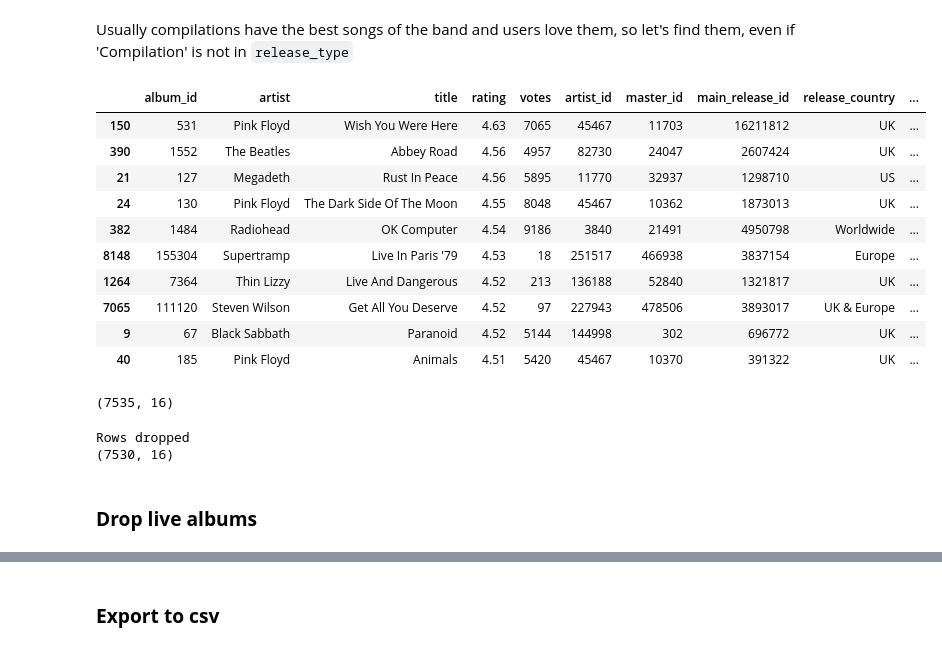
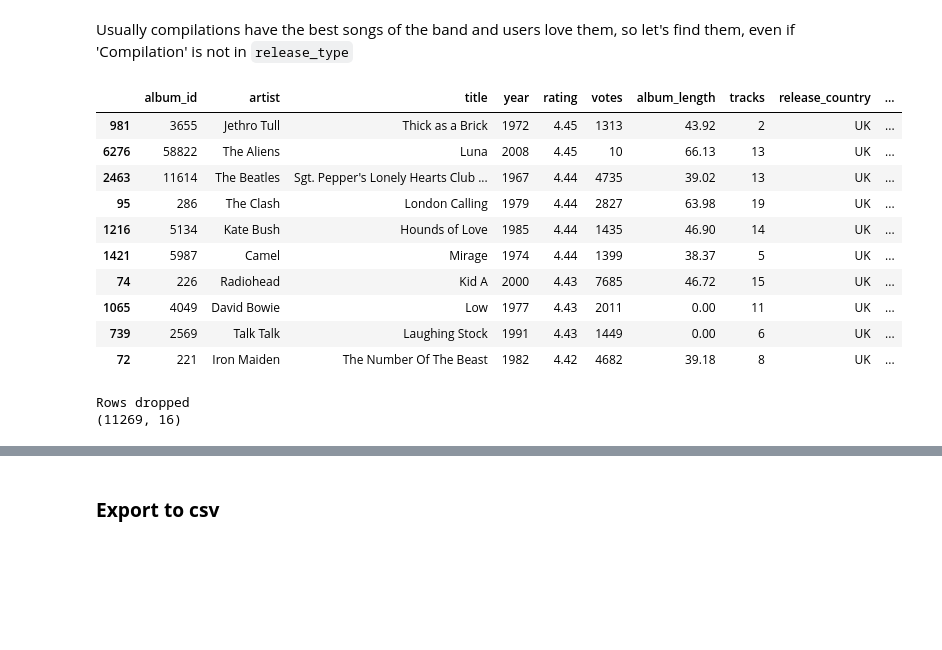
Before and after one commit to arnauog/what_the_rock, a Jupyter notebook: merges.ipynb, the cells around one changed output, grey strips where cells are left out. Saved outputs shown, nothing was run; the diff lists cells and outputs as text; code cells hidden in the pictures; blank space fills up the shorter version.

```diff
--- a/merges.ipynb
+++ b/merges.ipynb
@@ -324,9 +727,0 @@ df.shape
-# %%
-# check one by one if necessary
-try:
-    df.drop([3575], axis=0, inplace=True)
-    print('Rows dropped')
-    print(df.shape)
-except:
-    print("Couldn't drop these rows")
-    print(df.shape)
@@ -336,6 +727,0 @@ Rows dropped
-# %%
-# df.loc[4736, 'title'] = 'The Butterfly Album'
-# df.loc[4736, 'rating'] = 3.65
-# df.loc[4736, 'votes'] = 27
-df.loc[3874, 'album_length'] = 38.2
-# df.loc[4737, 'tracks'] = 10
@@ -375,0 +745,4 @@ df['artist'].nunique()
+# %%
+# correct, they are all live albums
+df = df[~df['title'].str.contains('Live at ', case=False)]
+df.shape
@@ -375,0 +762,4 @@ df['artist'].nunique()
+# %%
+# I can drop them all
+df = df[~df['title'].str.contains(r'^Live in ', case=False)]
+df.shape
@@ -378,27 +776,25 @@ df['artist'].nunique()
 # %% [markdown]
 Usually compilations have the best songs of the band and users love them, so let's find them, even if 'Compilation' is not in ``release_type``
 # %%
-df.sort_values('rating', ascending=False).head(10)
+start_row = 20
+
+df.sort_values(['rating', 'votes'], ascending=False).iloc[start_row:start_row+10]
 # %% [output]
-|  | album_id | artist | title | rating | votes | artist_id | master_id | main_release_id | release_country | ... |
-| 150 | 531 | Pink Floyd | Wish You Were Here | 4.63 | 7065 | 45467 | 11703 | 16211812 | UK | ... |
-| 390 | 1552 | The Beatles | Abbey Road | 4.56 | 4957 | 82730 | 24047 | 2607424 | UK | ... |
-| 21 | 127 | Megadeth | Rust In Peace | 4.56 | 5895 | 11770 | 32937 | 1298710 | US | ... |
-| 24 | 130 | Pink Floyd | The Dark Side Of The Moon | 4.55 | 8048 | 45467 | 10362 | 1873013 | UK | ... |
-| 382 | 1484 | Radiohead | OK Computer | 4.54 | 9186 | 3840 | 21491 | 4950798 | Worldwide | ... |
-| 8148 | 155304 | Supertramp | Live In Paris '79 | 4.53 | 18 | 251517 | 466938 | 3837154 | Europe | ... |
-| 1264 | 7364 | Thin Lizzy | Live And Dangerous | 4.52 | 213 | 136188 | 52840 | 1321817 | UK | ... |
-| 7065 | 111120 | Steven Wilson | Get All You Deserve | 4.52 | 97 | 227943 | 478506 | 3893017 | UK & Europe | ... |
-| 9 | 67 | Black Sabbath | Paranoid | 4.52 | 5144 | 144998 | 302 | 696772 | UK | ... |
-| 40 | 185 | Pink Floyd | Animals | 4.51 | 5420 | 45467 | 10370 | 391322 | UK | ... |
+|  | album_id | artist | title | year | rating | votes | album_length | tracks | release_country | ... |
+| 981 | 3655 | Jethro Tull | Thick as a Brick | 1972 | 4.45 | 1313 | 43.92 | 2 | UK | ... |
+| 6276 | 58822 | The Aliens | Luna | 2008 | 4.45 | 10 | 66.13 | 13 | UK | ... |
+| 2463 | 11614 | The Beatles | Sgt. Pepper's Lonely Hearts Club ... | 1967 | 4.44 | 4735 | 39.02 | 13 | UK | ... |
+| 95 | 286 | The Clash | London Calling | 1979 | 4.44 | 2827 | 63.98 | 19 | UK | ... |
+| 1216 | 5134 | Kate Bush | Hounds of Love | 1985 | 4.44 | 1435 | 46.90 | 14 | UK | ... |
+| 1421 | 5987 | Camel | Mirage | 1974 | 4.44 | 1399 | 38.37 | 5 | UK | ... |
+| 74 | 226 | Radiohead | Kid A | 2000 | 4.43 | 7685 | 46.72 | 15 | UK | ... |
+| 1065 | 4049 | David Bowie | Low | 1977 | 4.43 | 2011 | 0.00 | 11 | UK | ... |
+| 739 | 2569 | Talk Talk | Laughing Stock | 1991 | 4.43 | 1449 | 0.00 | 6 | UK | ... |
+| 72 | 221 | Iron Maiden | The Number Of The Beast | 1982 | 4.42 | 4682 | 39.18 | 8 | UK | ... |
-# %%
-df.shape
-# %% [output]
-(7535, 16)
 # %%
 # check one by one if necessary
 try:
-    df.drop([9305, 7530, 553, 415, 6759], axis=0, inplace=True)
+    df.drop([6598], axis=0, inplace=True)
     print('Rows dropped')
     print(df.shape)
 except:
@@ -406,6 +802,4 @@ except:
     print(df.shape)
 # %% [output]
 Rows dropped
-(7530, 16)
+(11269, 16)
-# %% [markdown]
-### **Drop live albums**
```
Also changed, not shown: parts of 178 cells of this notebook, 9 other files.
